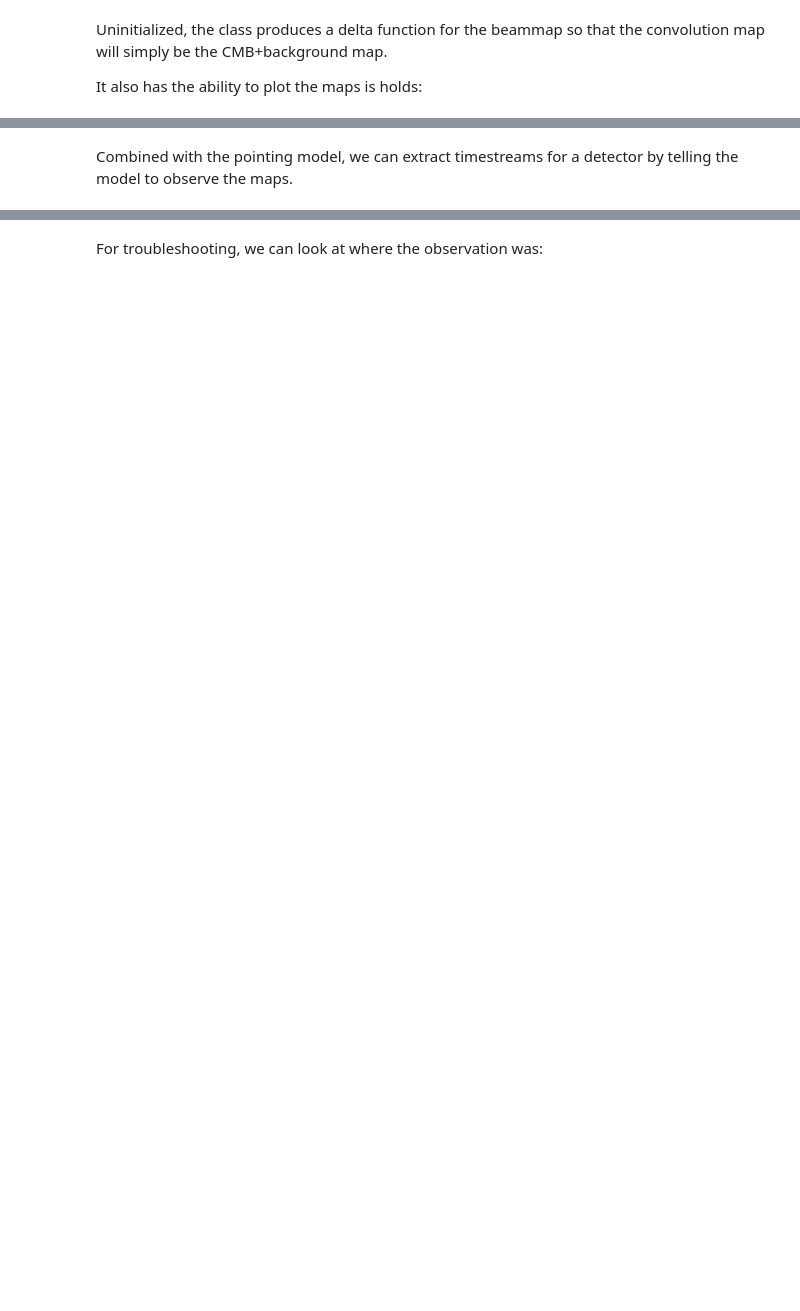
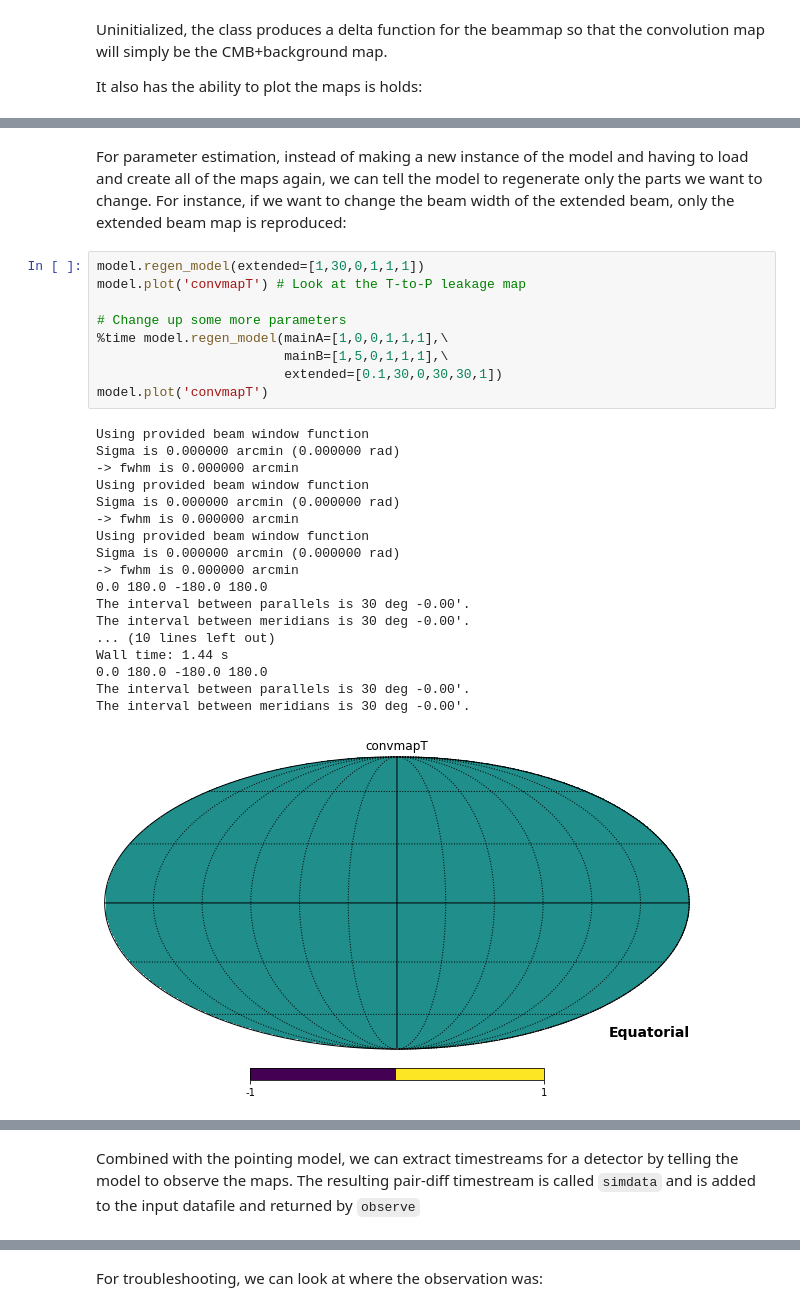
Before and after one commit to phys201/extended-beam-modeling, a Jupyter notebook: model_test.ipynb, the cells around one changed output, grey strips where cells are left out. Drawn from its saved outputs; the diff is of its cells as text; blank space fills up the shorter version.

```diff
--- a/model_test.ipynb
+++ b/model_test.ipynb
@@ -111,0 +187,30 @@ model.plot('all')
+# %% [markdown]
+For parameter estimation, instead of making a new instance of the model and having to load and create all of the maps again, we can tell the model to regenerate only the parts we want to change. For instance, if we want to change the beam width of the extended beam, only the extended beam map is reproduced:
+# %%
+model.regen_model(extended=[1,30,0,1,1,1])
+model.plot('convmapT') # Look at the T-to-P leakage map
+
+# Change up some more parameters
+%time model.regen_model(mainA=[1,0,0,1,1,1],\
+                        mainB=[1,5,0,1,1,1],\
+                        extended=[0.1,30,0,30,30,1])
+model.plot('convmapT')
+# %% [output]
+Using provided beam window function
+Sigma is 0.000000 arcmin (0.000000 rad)
+-> fwhm is 0.000000 arcmin
+Using provided beam window function
+Sigma is 0.000000 arcmin (0.000000 rad)
+-> fwhm is 0.000000 arcmin
+Using provided beam window function
+Sigma is 0.000000 arcmin (0.000000 rad)
+-> fwhm is 0.000000 arcmin
+0.0 180.0 -180.0 180.0
+The interval between parallels is 30 deg -0.00'.
+The interval between meridians is 30 deg -0.00'.
+... (10 lines left out)
+Wall time: 1.44 s
+0.0 180.0 -180.0 180.0
+The interval between parallels is 30 deg -0.00'.
+The interval between meridians is 30 deg -0.00'.
+[figure, added]
@@ -112,2 +218,2 @@ model.plot('all')
 # %% [markdown]
-Combined with the pointing model, we can extract timestreams for a detector by telling the model to observe the maps.
+Combined with the pointing model, we can extract timestreams for a detector by telling the model to observe the maps. The resulting pair-diff timestream is called `simdata` and is added to the input datafile and returned by `observe`
```
Also changed, not shown: parts of 16 cells of this notebook, 6 other files.
